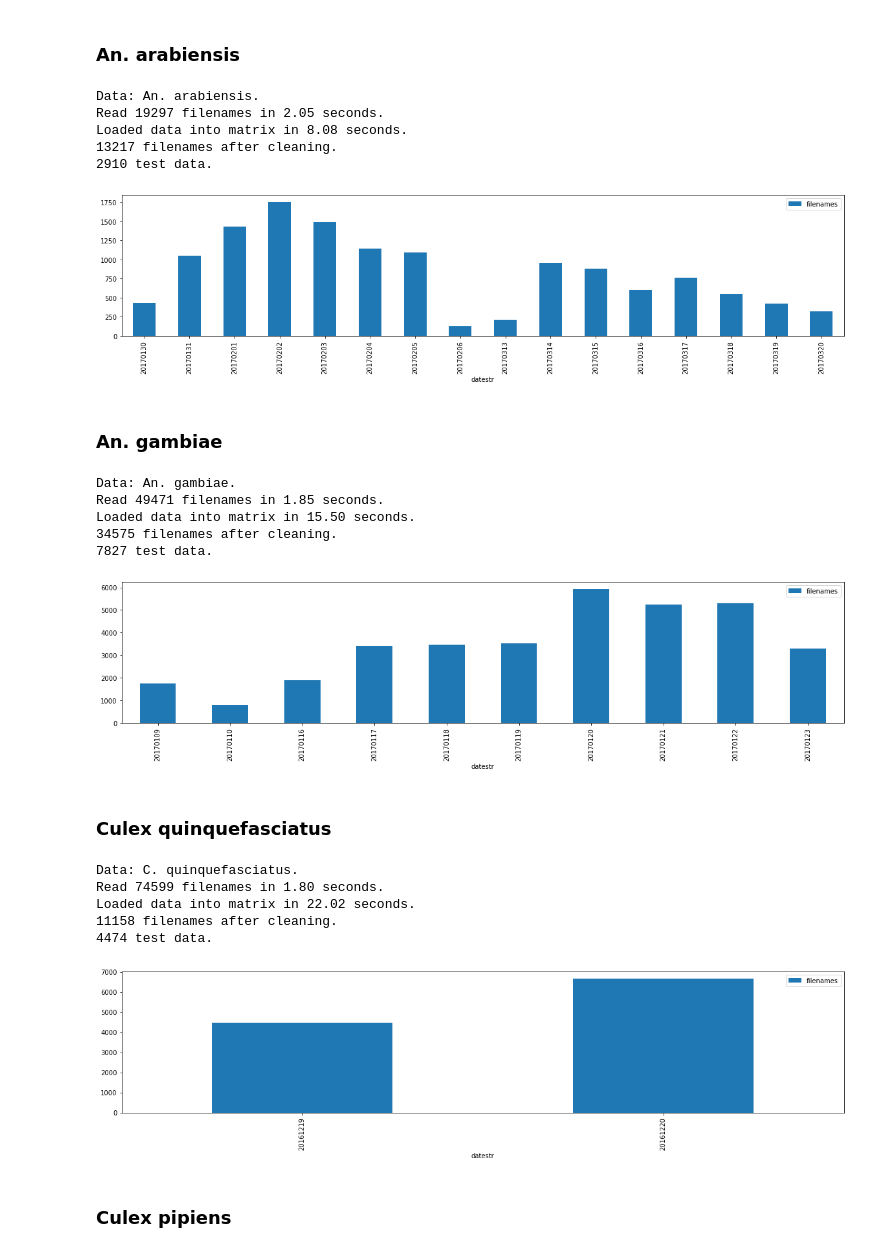
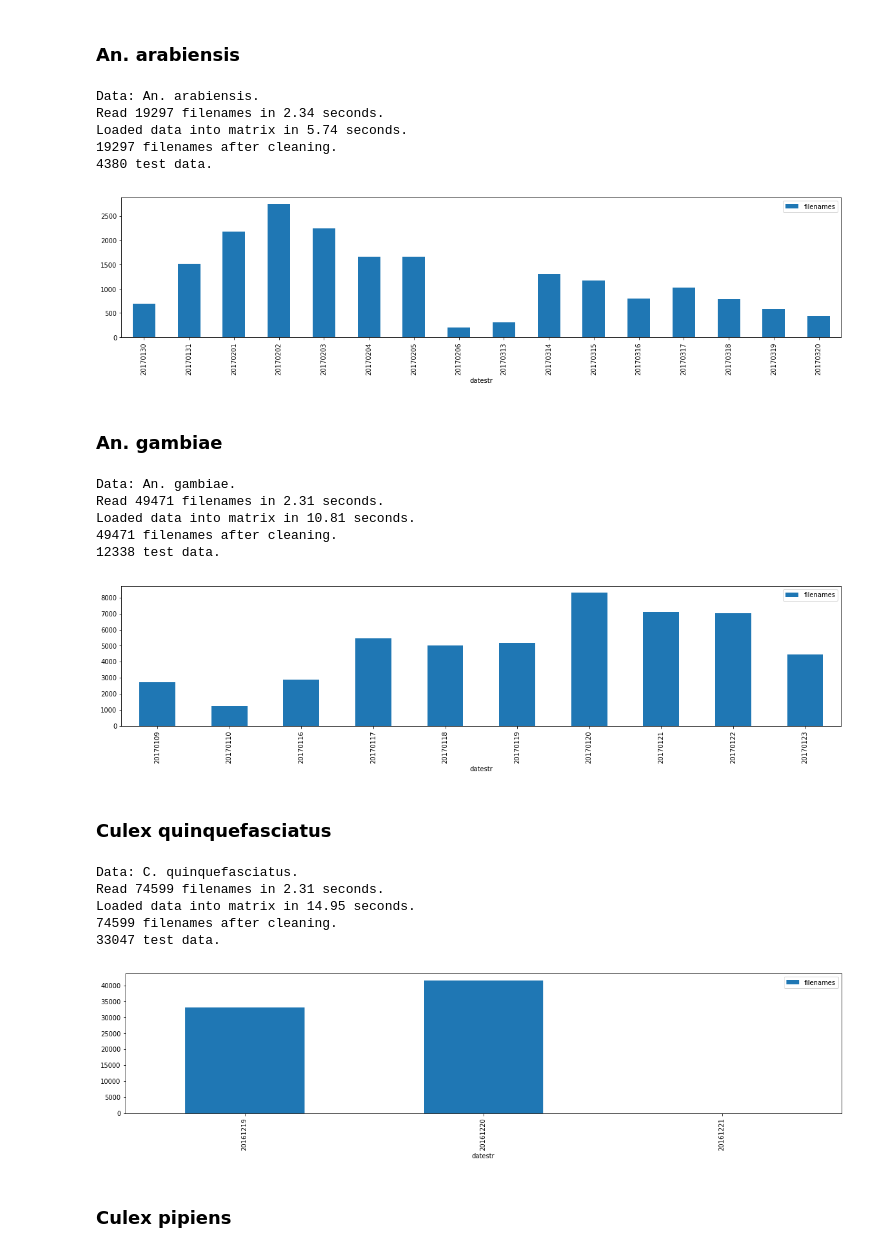
Before and after one commit to kalfasyan/wingbeat_frequencies, a Jupyter notebook: Jupyter_Notebooks/Improved_val_ML_mosq.ipynb, the cells around one changed output. Drawn from its saved outputs; the diff is of its cells as text; code cells hidden in the pictures.

```diff
--- a/Jupyter_Notebooks/Improved_val_ML_mosq.ipynb
+++ b/Jupyter_Notebooks/Improved_val_ML_mosq.ipynb
@@ -55,49 +55,49 @@ Loaded data into matrix in 7.34 seconds.
 # %%
 data3 = Dataset('Wingbeats')
 data3.read('An. arabiensis', setting='psd_dB')
-data3.clean(threshold=20)
+data3.clean(threshold=5)
 # data3.get_sensor_features()
 # data3.get_night_signals()
 inds_3 = test_inds(data3, dates=test_days(data3, pct=0.25)[0])
 # %% [output]
 Data: An. arabiensis.
-Read 19297 filenames in 2.05 seconds.
-Loaded data into matrix in 8.08 seconds.
-13217 filenames after cleaning.
-2910 test data.
+Read 19297 filenames in 2.34 seconds.
+Loaded data into matrix in 5.74 seconds.
+19297 filenames after cleaning.
+4380 test data.
-[figure, old version]
+[figure, new version]
 # %% [markdown]
 ### An. gambiae
 # %%
 data4 = Dataset('Wingbeats')
 data4.read('An. gambiae', setting='psd_dB')
-data4.clean(threshold=20)
+data4.clean(threshold=5)
 # data4.get_sensor_features()
 # data4.get_night_signals()
 inds_4 = test_inds(data4, dates=test_days(data4, pct=0.25)[0])
 # %% [output]
 Data: An. gambiae.
-Read 49471 filenames in 1.85 seconds.
-Loaded data into matrix in 15.50 seconds.
-34575 filenames after cleaning.
-7827 test data.
+Read 49471 filenames in 2.31 seconds.
+Loaded data into matrix in 10.81 seconds.
+49471 filenames after cleaning.
+12338 test data.
-[figure, old version]
+[figure, new version]
 # %% [markdown]
 ### Culex quinquefasciatus
 # %%
 data5 = Dataset('Wingbeats')
 data5.read('C. quinquefasciatus', setting='psd_dB')
-data5.clean(threshold=20)
+data5.clean(threshold=5)
 # data5.get_sensor_features()
 # data5.get_night_signals()
 inds_5 = test_inds(data5, dates=test_days(data5, pct=0.25)[0])
 # %% [output]
 Data: C. quinquefasciatus.
-Read 74599 filenames in 1.80 seconds.
-Loaded data into matrix in 22.02 seconds.
-11158 filenames after cleaning.
-4474 test data.
+Read 74599 filenames in 2.31 seconds.
+Loaded data into matrix in 14.95 seconds.
+74599 filenames after cleaning.
+33047 test data.
-[figure, old version]
+[figure, new version]
 # %%
 # sub = data5.df_features
 # # inds_5 = sub[sub.date < '2016-12-20'].index
```
Also changed, not shown: parts of 9 cells of this notebook, 7 other files.
